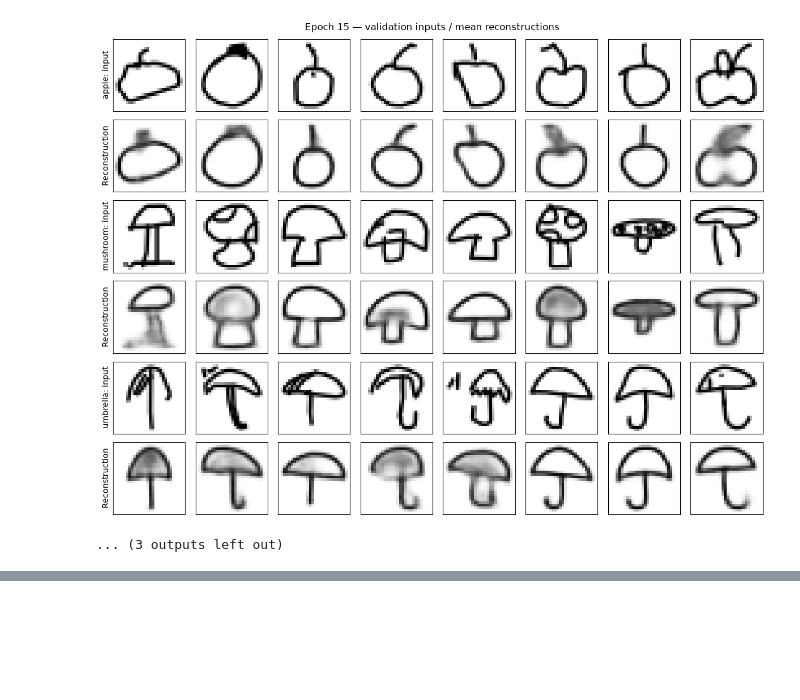
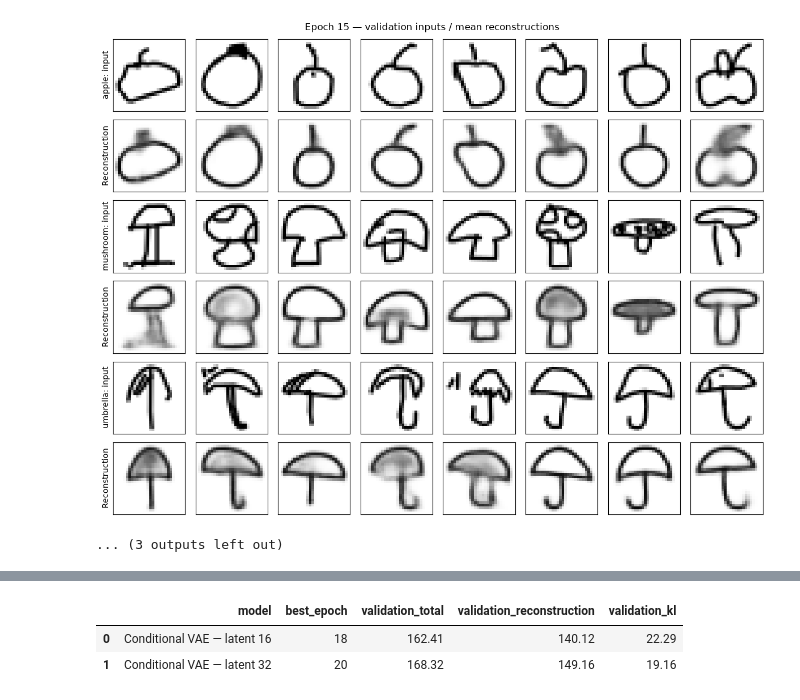
Before and after one commit to ashlabs/sketch-generation-vae, a Jupyter notebook: generative_model.ipynb, the cells around one changed output, grey strips where cells are left out. Cells and saved outputs as stored; diff of their text form; code cells hidden in the pictures; blank space fills up the shorter version.

```diff
--- a/generative_model.ipynb
+++ b/generative_model.ipynb
@@ -2171,0 +2535,28 @@ Epoch 15/20 | Train: 161.66 | Validation: 163.52 | Reconstruction: 141.36 | KL:
+# %%
+comparison_rows = []
+
+for name, history in [
+    ("Conditional VAE — latent 16", conditional_history),
+    ("Conditional VAE — latent 32", capacity_history),
+]:
+    frame = pd.DataFrame(history)
+    best = frame.loc[frame["validation_total"].idxmin()]
+
+    comparison_rows.append({
+        "model": name,
+        "best_epoch": int(best["epoch"]),
+        "validation_total": best["validation_total"],
+        "validation_reconstruction": best["validation_reconstruction"],
+        "validation_kl": best["validation_kl"],
+    })
+
+capacity_comparison = pd.DataFrame(comparison_rows)
+capacity_comparison.to_csv(
+    capacity_run_dir / "reports" / "latent_capacity_comparison.csv",
+    index=False,
+)
+display(capacity_comparison.round(2))
+# %% [output]
+|  | model | best_epoch | validation_total | validation_reconstruction | validation_kl |
+| 0 | Conditional VAE — latent 16 | 18 | 162.41 | 140.12 | 22.29 |
+| 1 | Conditional VAE — latent 32 | 20 | 168.32 | 149.16 | 19.16 |
```
Also changed, not shown: parts of 4 cells of this notebook, 16 other files.
